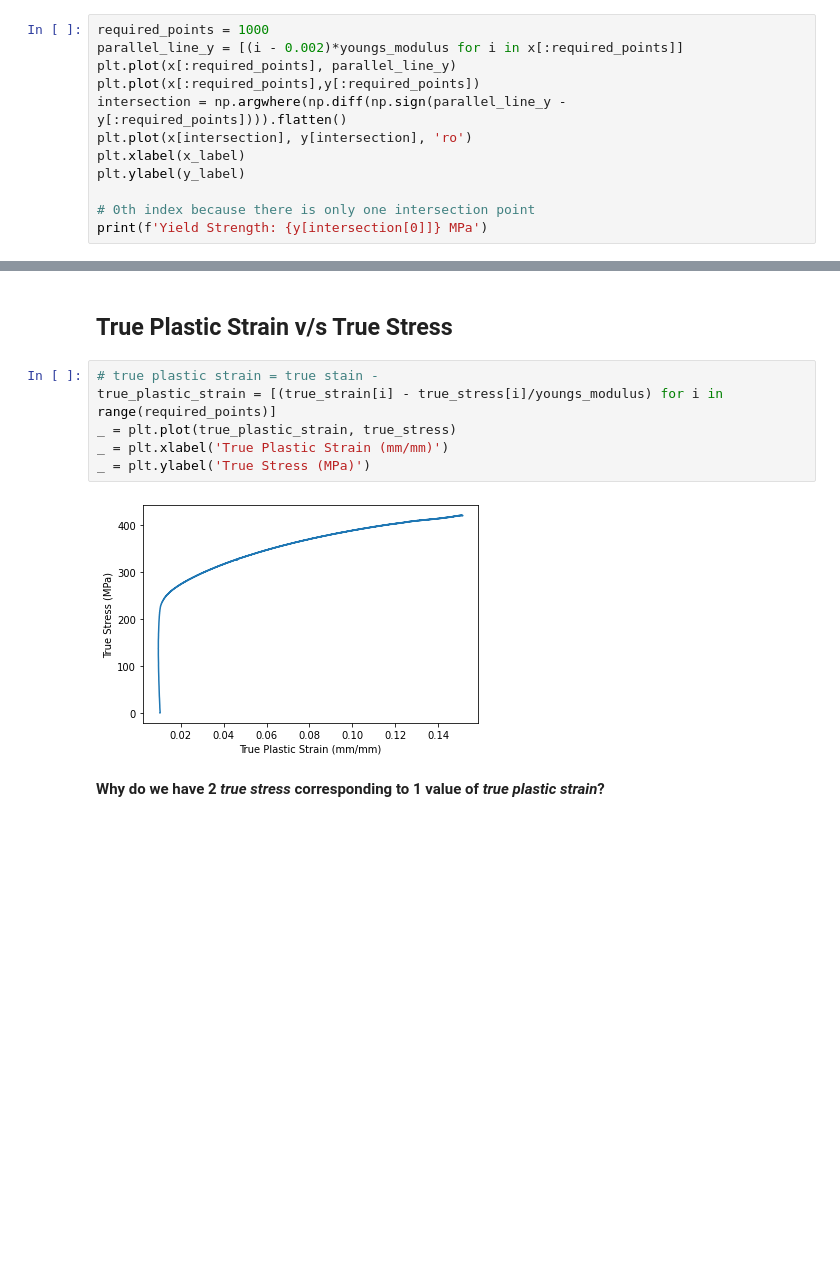
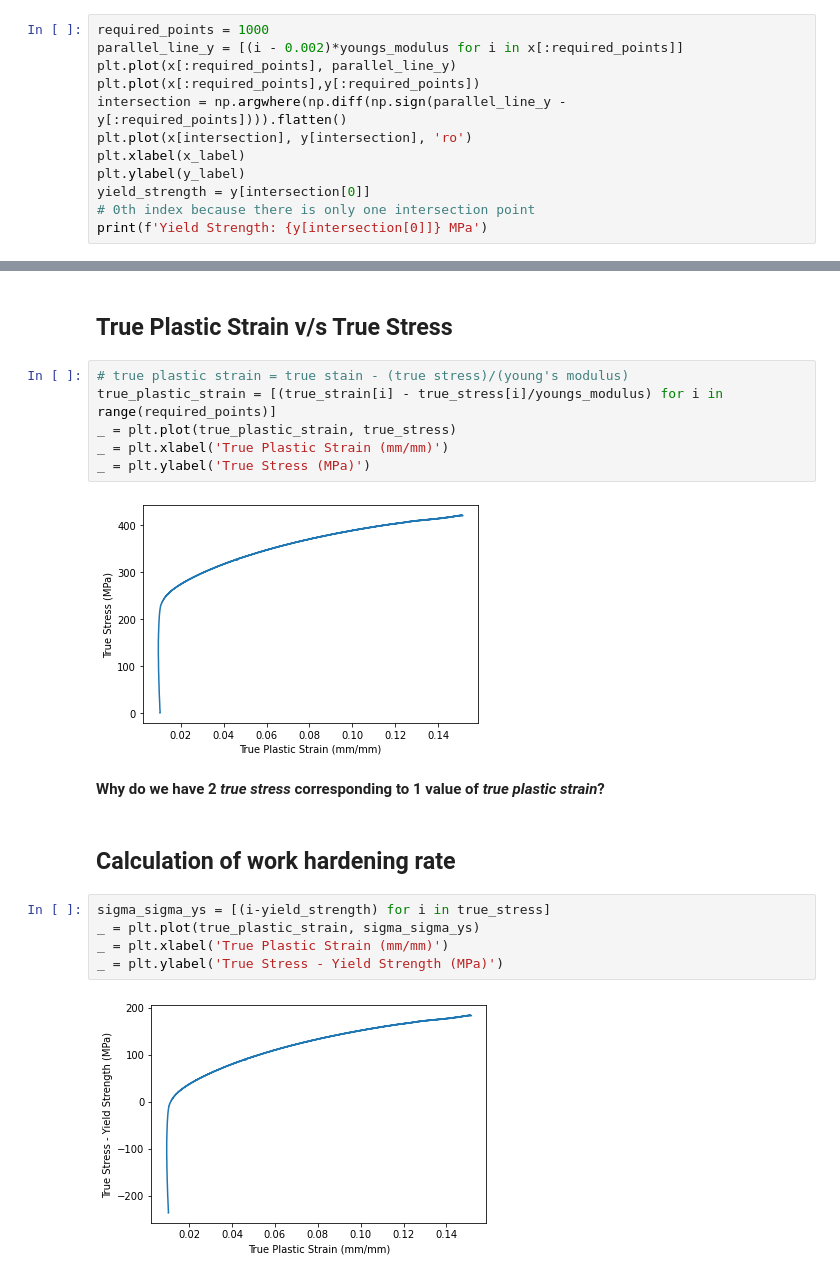
Before and after one commit to algomaster99/meta-btp, a Jupyter notebook: Engineering Stress, Strain -> True Stress, Strain.ipynb, the cells around one changed output, grey strips where cells are left out. Cells and saved outputs as stored; diff of their text form; blank space fills up the shorter version.

Commit message:
Plot true plastic strain v/s sigma-sigma_ys

```diff
--- a/Engineering Stress, Strain -> True Stress, Strain.ipynb
+++ b/Engineering Stress, Strain -> True Stress, Strain.ipynb
@@ -72,7 +72,7 @@ intersection = np.argwhere(np.diff(np.sign(parallel_line_y - y[:required_points]
 plt.plot(x[intersection], y[intersection], 'ro')
 plt.xlabel(x_label)
 plt.ylabel(y_label)
-
+yield_strength = y[intersection[0]]
 # 0th index because there is only one intersection point
 print(f'Yield Strength: {y[intersection[0]]} MPa')
 # %% [output]
@@ -125,7 +125,7 @@ _ = plt.ylabel('True Stress (MPa)')
 # %% [markdown]
 ## True Plastic Strain v/s True Stress
 # %%
-# true plastic strain = true stain -
+# true plastic strain = true stain - (true stress)/(young's modulus)
 true_plastic_strain = [(true_strain[i] - true_stress[i]/youngs_modulus) for i in range(required_points)]
 _ = plt.plot(true_plastic_strain, true_stress)
 _ = plt.xlabel('True Plastic Strain (mm/mm)')
@@ -134,3 +134,12 @@ _ = plt.ylabel('True Stress (MPa)')
 [figure]
 # %% [markdown]
 **Why do we have 2 *true stress* corresponding to 1 value of *true plastic strain*?**
+# %% [markdown]
+## Calculation of work hardening rate
+# %%
+sigma_sigma_ys = [(i-yield_strength) for i in true_stress]
+_ = plt.plot(true_plastic_strain, sigma_sigma_ys)
+_ = plt.xlabel('True Plastic Strain (mm/mm)')
+_ = plt.ylabel('True Stress - Yield Strength (MPa)')
+# %% [output]
+[figure, added]
```
